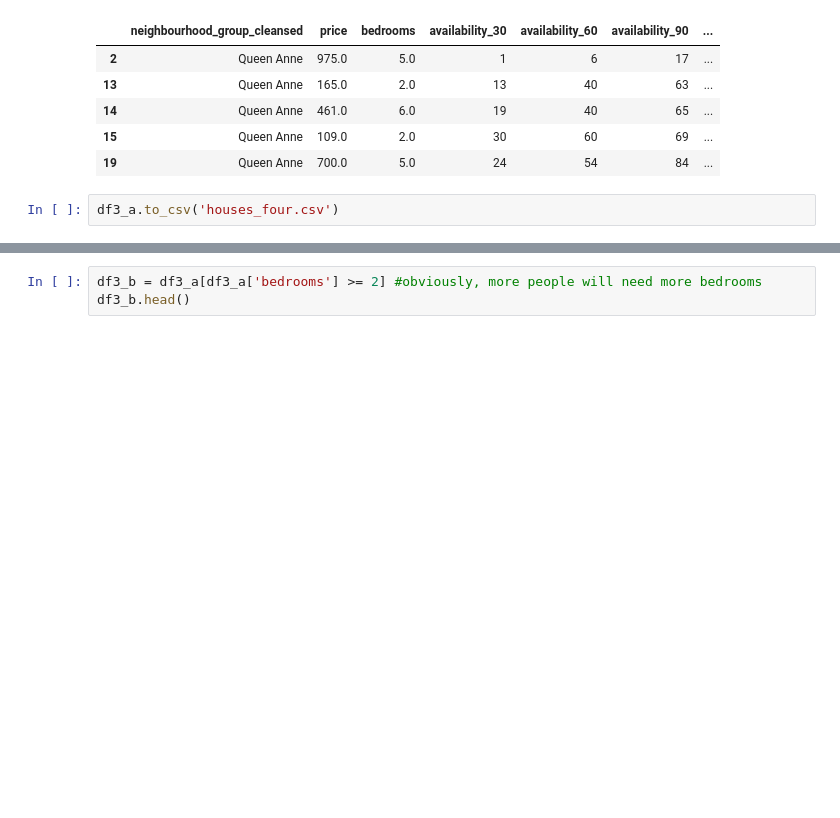
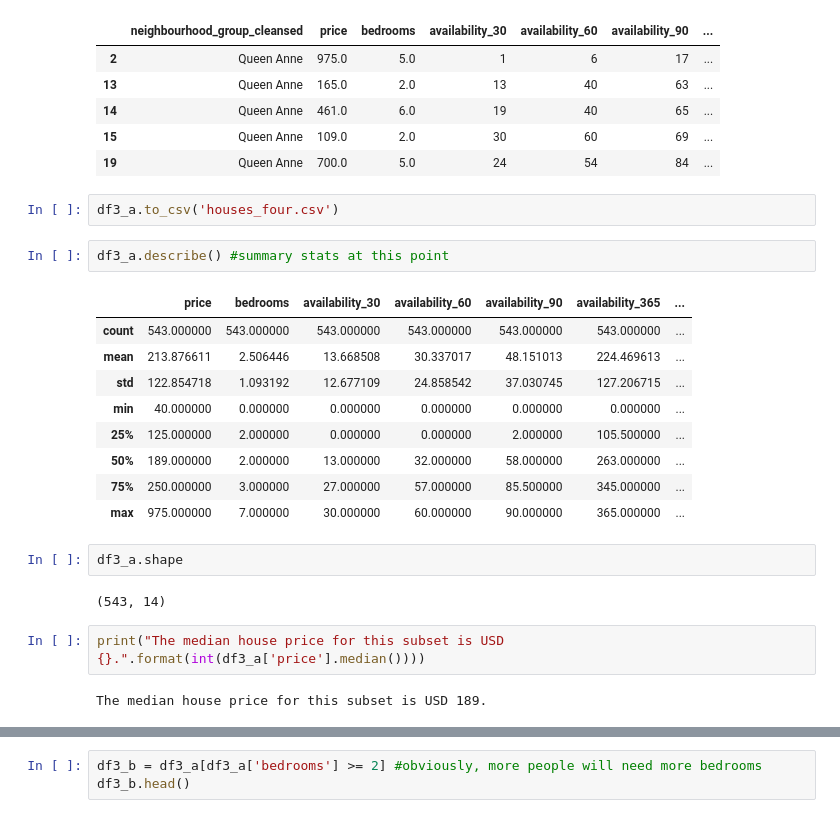
Before and after one commit to sukanto-m/Seattle-Airbnb, a Jupyter notebook: Seattle_House_Listings.ipynb, the cells around one changed output, grey strips where cells are left out. Drawn from its saved outputs; the diff is of its cells as text; blank space fills up the shorter version.

```diff
--- a/Seattle_House_Listings.ipynb
+++ b/Seattle_House_Listings.ipynb
@@ -269,3 +269,23 @@ df3_a.head()
 | 19 | Queen Anne | 700.0 | 5.0 | 24 | 54 | 84 | ... |
 # %%
 df3_a.to_csv('houses_four.csv')
+# %%
+df3_a.describe() #summary stats at this point
+# %% [output]
+|  | price | bedrooms | availability_30 | availability_60 | availability_90 | availability_365 | ... |
+| count | 543.000000 | 543.000000 | 543.000000 | 543.000000 | 543.000000 | 543.000000 | ... |
+| mean | 213.876611 | 2.506446 | 13.668508 | 30.337017 | 48.151013 | 224.469613 | ... |
+| std | 122.854718 | 1.093192 | 12.677109 | 24.858542 | 37.030745 | 127.206715 | ... |
+| min | 40.000000 | 0.000000 | 0.000000 | 0.000000 | 0.000000 | 0.000000 | ... |
+| 25% | 125.000000 | 2.000000 | 0.000000 | 0.000000 | 2.000000 | 105.500000 | ... |
+| 50% | 189.000000 | 2.000000 | 13.000000 | 32.000000 | 58.000000 | 263.000000 | ... |
+| 75% | 250.000000 | 3.000000 | 27.000000 | 57.000000 | 85.500000 | 345.000000 | ... |
+| max | 975.000000 | 7.000000 | 30.000000 | 60.000000 | 90.000000 | 365.000000 | ... |
+# %%
+df3_a.shape
+# %% [output]
+(543, 14)
+# %%
+print("The median house price for this subset is USD {}.".format(int(df3_a['price'].median())))
+# %% [output]
+The median house price for this subset is USD 189.
```
Also changed, not shown: parts of 8 cells of this notebook.
